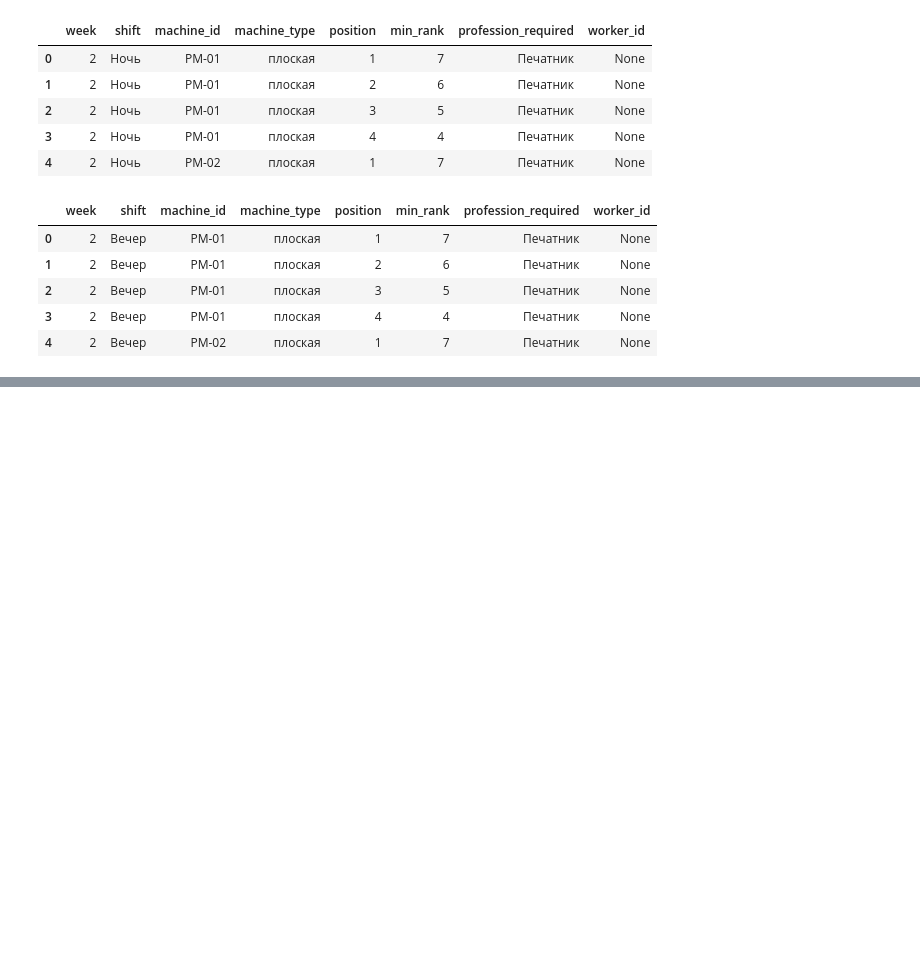
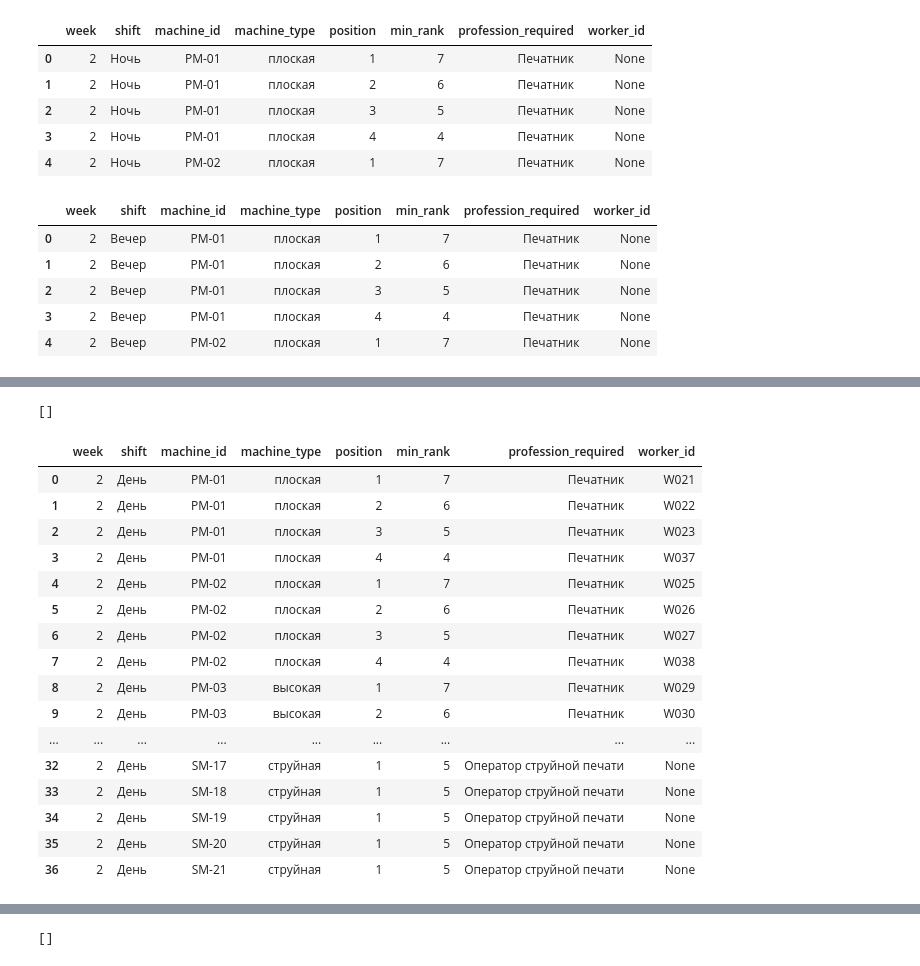
Before and after one commit to emikoff/shift_generator, a Jupyter notebook: Gen_V2.ipynb, the cells around one changed output, grey strips where cells are left out. Drawn from its saved outputs; the diff is of its cells as text; code cells hidden in the pictures; blank space fills up the shorter version.

```diff
--- a/Gen_V2.ipynb
+++ b/Gen_V2.ipynb
@@ -199,7 +181,7 @@ plan_long = plan_long.merge(
 plan_long["week"] = target_week
 
 # Позже убрать дублирование кода
-shift_equipment = f_shift_equipment(plan_long, target_shift)
+# shift_equipment = f_shift_equipment(plan_long, target_shift)
 
 # Создаем расписание для каждой смены с пустыми позициями работников
 shift_equipment_day = f_shift_equipment(plan_long, 'День')
@@ -392,12 +387,57 @@ default_tourse_day = default_tourse.copy()
 default_tourse_evening = default_tourse[4:] + default_tourse[:4]
 default_tourse_night = default_tourse[2:] + default_tourse[:2]
 
-shift_equipment_day = run_assignment_for_shift(shift_equipment_day, default_tourse_day)
-# display(shift_equipment_day)
-shift_equipment_evening = run_assignment_for_shift(shift_equipment_evening, default_tourse_evening)
-# display(shift_equipment_evening)
-shift_equipment_night = run_assignment_for_shift(shift_equipment_night, default_tourse_night)
-# display(shift_equipment_night)
+global_assigned = set()
 
-# shift_equipment_day
+shift_equipment_day, assigned_day = run_assignment_for_shift(
+    shift_equipment_day,
+    shift_workers_all,
+    default_tourse_day,
+    global_assigned,
+)
+shift_equipment_day, assigned_day = decomlate_team(shift_equipment_day, assigned_day)
+shift_equipment_day, assigned_day = staff_team(
+    shift_equipment_day,
+    shift_workers_all,
+    assigned_day,
+    global_assigned,
+    shift_name="День",
+)
+global_assigned.update(assigned_day)
+
+shift_equipment_evening, assigned_evening = run_assignment_for_shift(
+    shift_equipment_evening,
+    shift_workers_all,
+    default_tourse_evening,
+    global_assigned,
+)
+shift_equipment_evening, assigned_evening = decomlate_team(
+    shift_equipment_evening, assigned_evening
+)
+shift_equipment_evening, assigned_evening = staff_team(
+    shift_equipment_evening,
+    shift_workers_all,
+    assigned_evening,
+    global_assigned,
+    shift_name="Вечер",
+)
+global_assigned.update(assigned_evening)
+
+shift_equipment_night, assigned_night = run_assignment_for_shift(
+    shift_equipment_night,
+    shift_workers_all,
+    default_tourse_night,
+    global_assigned,
+)
+shift_equipment_night, assigned_night = decomlate_team(
+    shift_equipment_night, assigned_night
+)
+shift_equipment_night, assigned_night = staff_team(
+    shift_equipment_night,
+    shift_workers_all,
+    assigned_night,
+    global_assigned,
+    shift_name="Ночь",
+)
+global_assigned.update(assigned_night)
 # %% [output]
@@ -420,0 +449,18 @@ shift_equipment_night = run_assignment_for_shift(shift_equipment_night, default_
+[]
+|  | week | shift | machine_id | machine_type | position | min_rank | profession_required | worker_id |
+| 0 | 2 | День | PM-01 | плоская | 1 | 7 | Печатник | W021 |
+| 1 | 2 | День | PM-01 | плоская | 2 | 6 | Печатник | W022 |
+| 2 | 2 | День | PM-01 | плоская | 3 | 5 | Печатник | W023 |
+| 3 | 2 | День | PM-01 | плоская | 4 | 4 | Печатник | W037 |
+| 4 | 2 | День | PM-02 | плоская | 1 | 7 | Печатник | W025 |
+| 5 | 2 | День | PM-02 | плоская | 2 | 6 | Печатник | W026 |
+| 6 | 2 | День | PM-02 | плоская | 3 | 5 | Печатник | W027 |
+| 7 | 2 | День | PM-02 | плоская | 4 | 4 | Печатник | W038 |
+| 8 | 2 | День | PM-03 | высокая | 1 | 7 | Печатник | W029 |
+| 9 | 2 | День | PM-03 | высокая | 2 | 6 | Печатник | W030 |
+| ... | ... | ... | ... | ... | ... | ... | ... | ... |
+| 32 | 2 | День | SM-17 | струйная | 1 | 5 | Оператор струйной печати | None |
+| 33 | 2 | День | SM-18 | струйная | 1 | 5 | Оператор струйной печати | None |
+| 34 | 2 | День | SM-19 | струйная | 1 | 5 | Оператор струйной печати | None |
+| 35 | 2 | День | SM-20 | струйная | 1 | 5 | Оператор струйной печати | None |
+| 36 | 2 | День | SM-21 | струйная | 1 | 5 | Оператор струйной печати | None |
@@ -420,0 +492 @@ shift_equipment_night = run_assignment_for_shift(shift_equipment_night, default_
+[]
```
Also changed, not shown: parts of 18 cells of this notebook.
